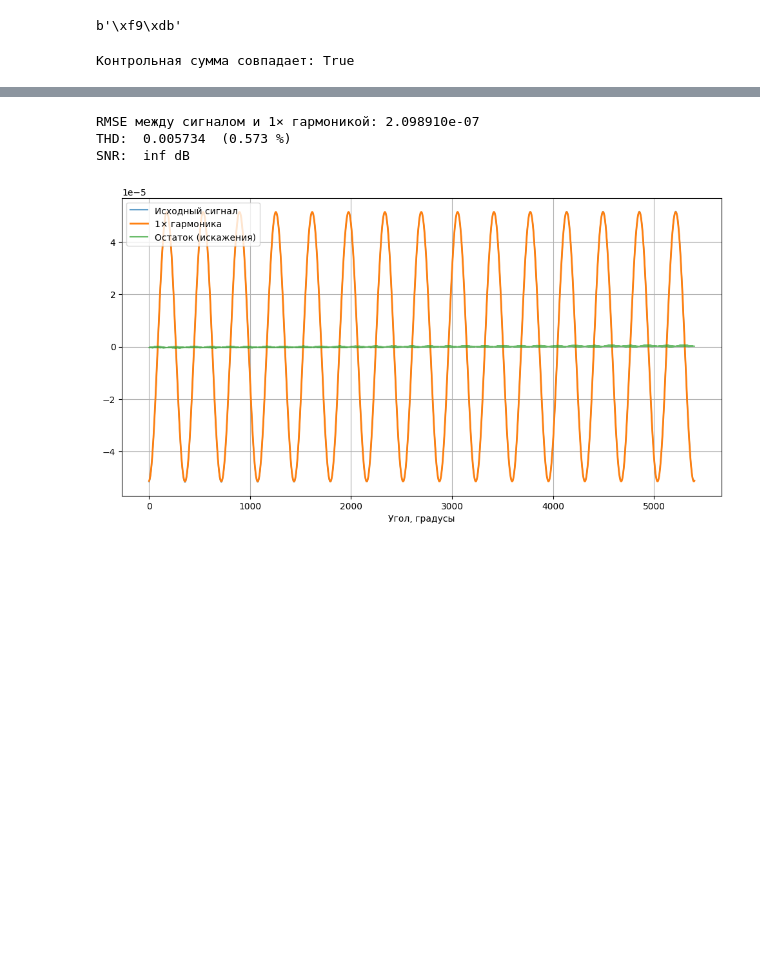
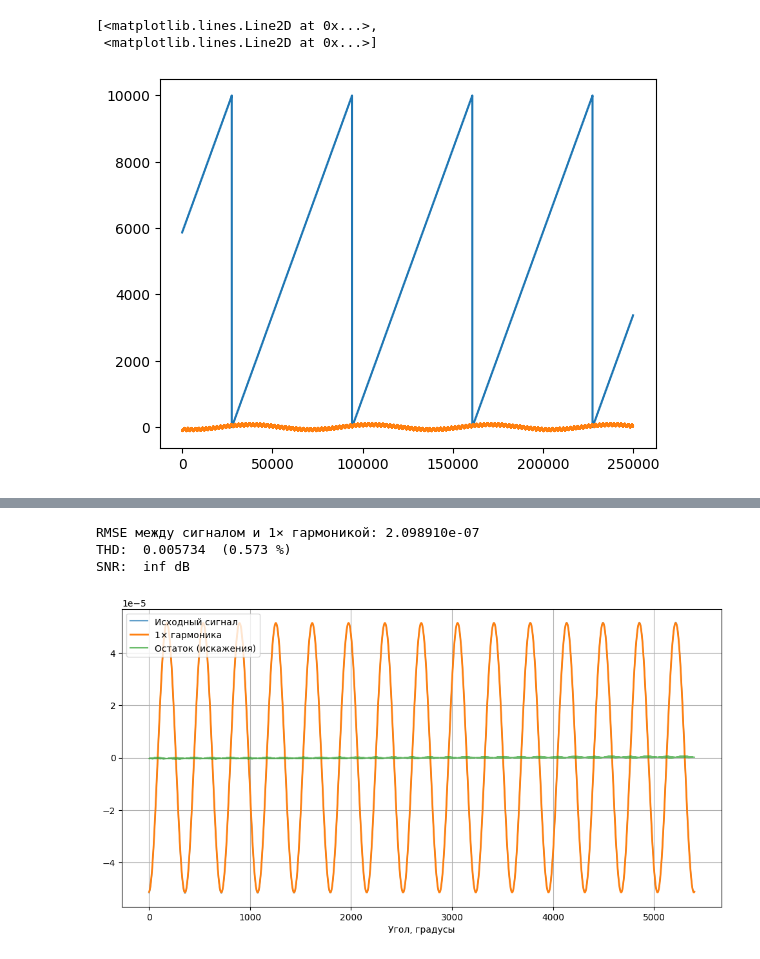
Before and after one commit to BuslaySt/Helmholz-Polymagnit, a Jupyter notebook: code/HarmData_fast.ipynb, the cells around one changed output, grey strips where cells are left out. Saved outputs shown, nothing was run; the diff lists cells and outputs as text; code cells hidden in the pictures; blank space fills up the shorter version.

```diff
--- a/code/HarmData_fast.ipynb
+++ b/code/HarmData_fast.ipynb
@@ -88,26 +101,0 @@ print(f'{len(line4)} bytes, {line4}')
-# %%
-# len(line3[6:-2])
-line3[-2:]
-# %% [output]
-b'\xf9\xdb'
-# %%
-import crcmod
-
-# Создаём объект CRC-16-CCITT-ZERO
-crc16_func = crcmod.mkCrcFun(
-    poly=0x11021,      # Полином: x^16 + x^12 + x^5 + 1 (0x1021, но с битом переноса)
-    initCrc=0x0000,  # Начальное значение — 0x0000 (ZERO)
-    xorOut=0x0000,   # Окончательный XOR — 0x0000
-    rev=False          # Прямой порядок битов (normal)
-)
-
-# Ваши данные (пример)
-data = line3[6:-2]
-
-# Вычисляем CRC
-crc_value = crc16_func(data)
-
-# Выводим в шестнадцатеричном виде (2 байта, big-endian)
-print(f"Контрольная сумма совпадает: {crc_value == int.from_bytes(line3[-2:], 'big')}")
-# %% [output]
-Контрольная сумма совпадает: True
@@ -163 +123,7 @@ if a:
+# %%
+plt.plot(df_filtered)
+# %% [output]
+[<matplotlib.lines.Line2D at 0x...>,
+ <matplotlib.lines.Line2D at 0x...>]
+[figure, added]
 # %%
```
Also changed, not shown: parts of 19 cells of this notebook.
